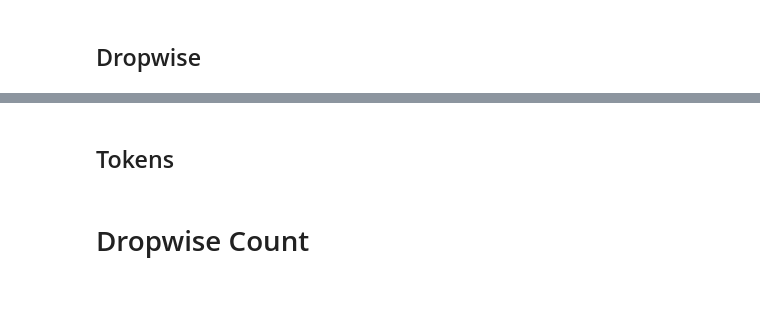
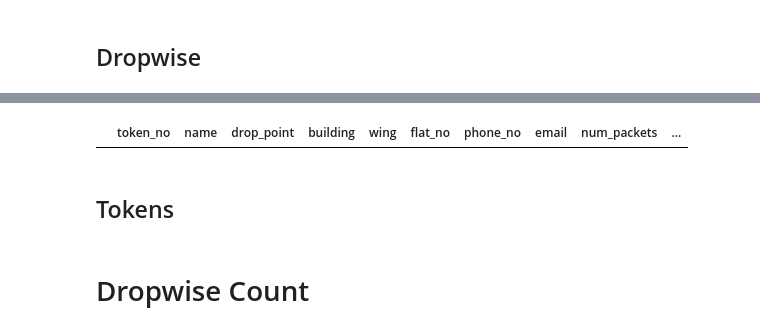
Before and after one commit to ads1419/zoho-bhor-farms, a Jupyter notebook: megamaster.ipynb, the cells around one changed output, grey strips where cells are left out. Cells and saved outputs as stored; diff of their text form; code cells hidden in the pictures; blank space fills up the shorter version.

```diff
--- a/megamaster.ipynb
+++ b/megamaster.ipynb
@@ -706,0 +747,4 @@ array(['Ajmera iLand', 'Cosmic', 'Ivory', 'Lodha NCP', 'Sector 1/2'],
+# %%
+df_print_sudeep.loc[df_print_sudeep.drop_point == 0]
+# %% [output]
+|  | token_no | name | drop_point | building | wing | flat_no | phone_no | email | num_packets | ... |
```
Also changed, not shown: parts of 41 cells of this notebook, 2 other files.
